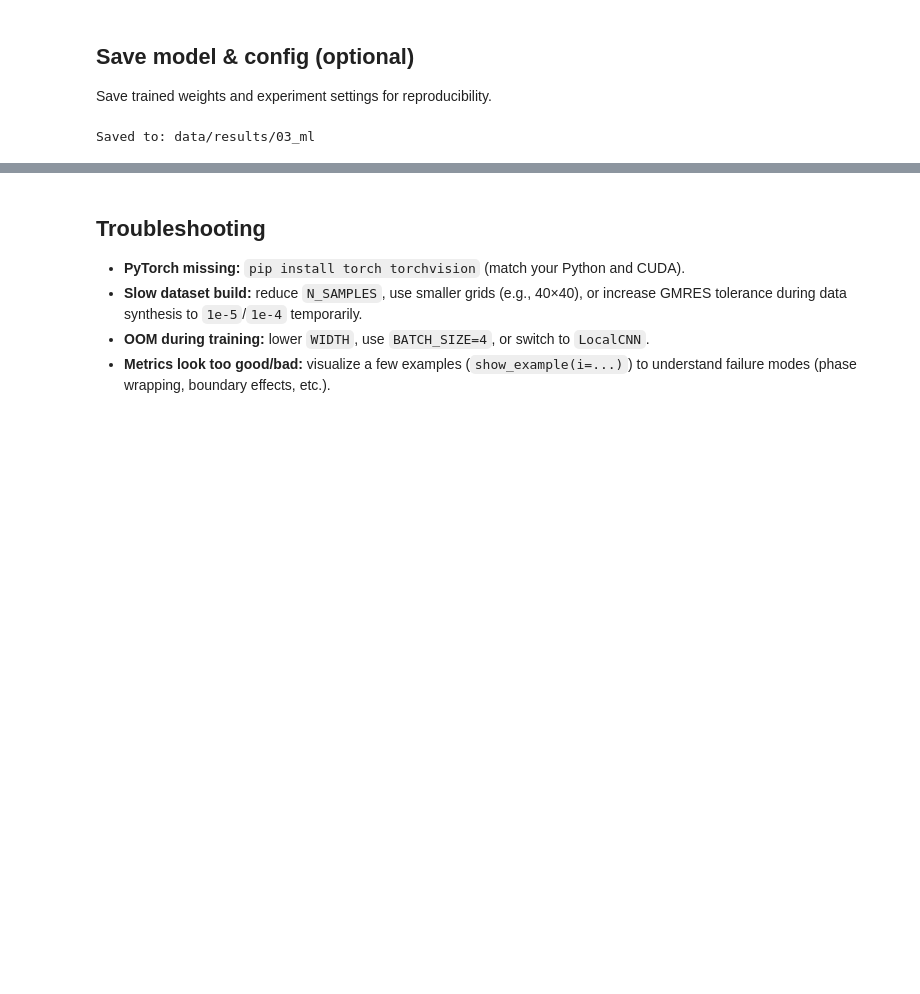
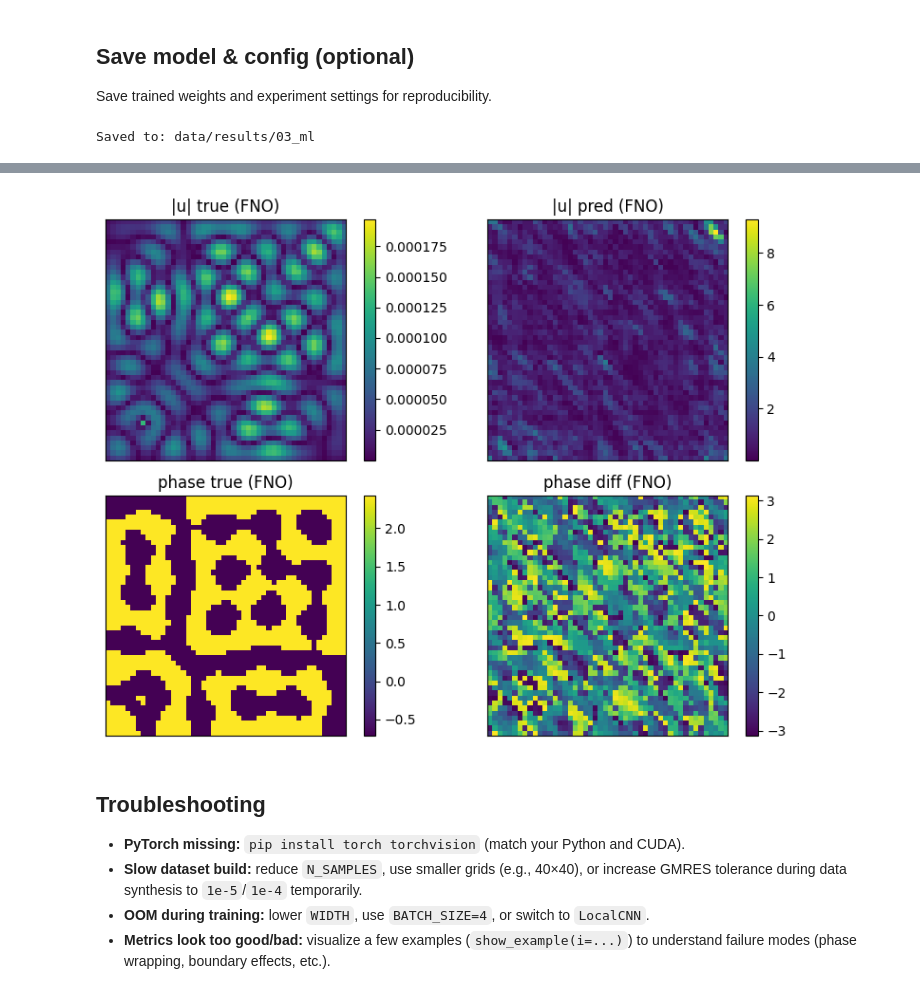
Before and after one commit to fkiewiet/FreqTransfer, a Jupyter notebook: notebooks/03_ml.ipynb, the cells around one changed output, grey strips where cells are left out. Saved outputs shown, nothing was run; the diff lists cells and outputs as text; code cells hidden in the pictures; blank space fills up the shorter version.

```diff
--- a/notebooks/03_ml.ipynb
+++ b/notebooks/03_ml.ipynb
@@ -254,0 +315,90 @@ Saved to: data/results/03_ml
+# %%
+# === FNO experiment (separate from LocalCNN) ===
+
+import torch
+import numpy as np
+import matplotlib.pyplot as plt
+
+# distinct config names for the FNO run
+MODEL_NAME_FNO = "fno"
+WIDTH_FNO      = WIDTH       # reuse same width as before
+EPOCHS_FNO     = EPOCHS      # reuse same #epochs
+BATCH_SIZE_FNO = BATCH_SIZE
+LR_FNO         = LR
+
+# build FNO model on the same dataset `ds`, but with new variable names
+in_ch_fno = ds[0][0].shape[0]
+model_fno = SimpleFNO(
+    in_ch=in_ch_fno,
+    width=WIDTH_FNO,
+    modes=(12, 12),
+    layers=4,
+)
+
+print(model_fno)
+
+# ---- train FNO ----
+model_fno, history_fno = train_model(
+    model_fno,
+    ds,
+    epochs=EPOCHS_FNO,
+    batch_size=BATCH_SIZE_FNO,
+    lr=LR_FNO,
+    val_split=0.2,
+    verbose=True,
+)
+print("FNO training history:", history_fno)
+
+# ---- evaluate FNO ----
+metrics_fno = eval_relative_metrics(model_fno, ds, batch_size=16)
+print("FNO metrics:", metrics_fno)
+
+
+# ---- quick visualization helper for FNO (separate from LocalCNN) ----
+def show_example_fno(i: int = 0):
+    x_fno, y_fno = ds[i]
+
+    with torch.no_grad():
+        yhat_fno = model_fno(x_fno.unsqueeze(0)).squeeze(0).cpu().numpy()  # (2,H,W)
+
+    y_true_fno = y_fno.cpu().numpy()
+
+    def to_complex(twoch):
+        return twoch[0] + 1j * twoch[1]
+
+    u_pred_fno = to_complex(yhat_fno)
+    u_true_fno = to_complex(y_true_fno)
+
+    fig, axes = plt.subplots(2, 2, figsize=(8, 6))
+
+    im0 = axes[0, 0].imshow(np.abs(u_true_fno), origin="lower")
+    axes[0, 0].set_title("|u| true (FNO)")
+    plt.colorbar(im0, ax=axes[0, 0])
+
+    im1 = axes[0, 1].imshow(np.abs(u_pred_fno), origin="lower")
+    axes[0, 1].set_title("|u| pred (FNO)")
+    plt.colorbar(im1, ax=axes[0, 1])
+
+    im2 = axes[1, 0].imshow(np.angle(u_true_fno), origin="lower")
+    axes[1, 0].set_title("phase true (FNO)")
+    plt.colorbar(im2, ax=axes[1, 0])
+
+    # wrap phase diff to [-pi, pi]
+    dphi_fno = np.angle(u_pred_fno) - np.angle(u_true_fno)
+    dphi_fno = np.angle(np.exp(1j * dphi_fno))
+
+    im3 = axes[1, 1].imshow(dphi_fno, origin="lower")
+    axes[1, 1].set_title("phase diff (FNO)")
+    plt.colorbar(im3, ax=axes[1, 1])
+
+    for ax in axes.ravel():
+        ax.set_xticks([])
+        ax.set_yticks([])
+
+    plt.tight_layout()
+    plt.show()
+
+
+# show one example for the FNO model
+show_example_fno(i=0)
+# %% [output]
@@ -255,3 +423,4 @@ Saved to: data/results/03_ml
+[figure, added]
 # %% [markdown]
 ## Troubleshooting
 
```
Also changed, not shown: parts of 21 cells of this notebook.
